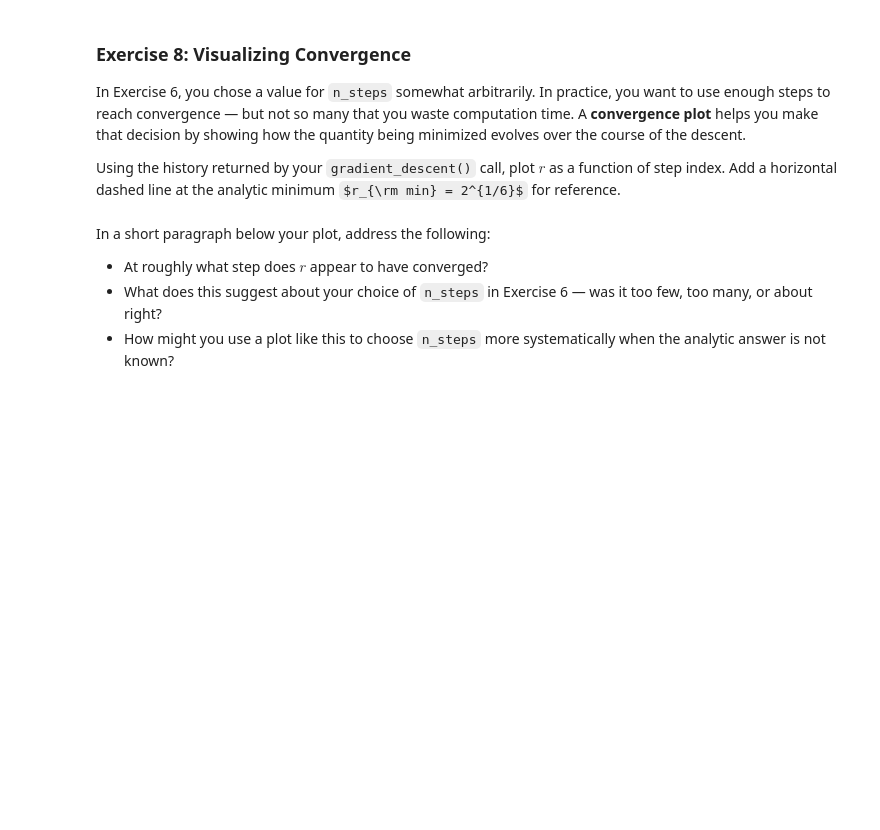
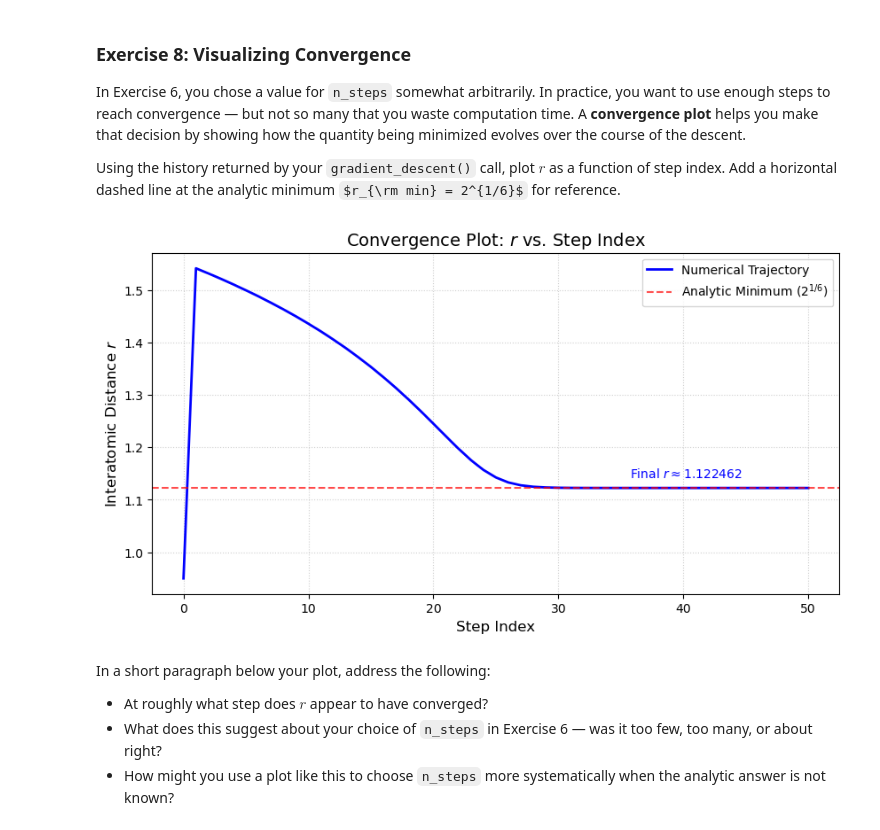
Before and after one commit to jackriegger88/numerical-methods, a Jupyter notebook: assignments/week_08/integration_gradients.ipynb, the cells around one changed output. Drawn from its saved outputs; the diff is of its cells as text; code cells hidden in the pictures; some formulas as TeX source; blank space fills up the shorter version.

```diff
--- a/assignments/week_08/integration_gradients.ipynb
+++ b/assignments/week_08/integration_gradients.ipynb
@@ -408,6 +509,35 @@ In Exercise 6, you chose a value for `n_steps` somewhat arbitrarily. In practice
 Using the history returned by your `gradient_descent()` call, plot $r$ as a function of step index. Add a horizontal dashed line at the analytic minimum $r_{\rm min} = 2^{1/6}$ for reference.
 # %%
 # plot convergence plot showing V(r_i) versus number of steps where r_i is the value of r at a given step
+import matplotlib.pyplot as plt
+import numpy as np
+
+# 1. Define the analytic minimum for reference
+r_min_analytic = 2**(1/6)
+
+# 2. Create the plot
+plt.figure(figsize=(10, 5))
+
+# Plot the history of r values
+# range(len(history)) provides the step indices for the x-axis
+plt.plot(range(len(history)), history, 'b-', linewidth=2, label='Numerical Trajectory')
+
+# 3. Add the horizontal reference line
+plt.axhline(r_min_analytic, color='red', linestyle='--', alpha=0.7, label='Analytic Minimum ($2^{1/6}$)')
+
+# 4. Formatting
+plt.title('Convergence Plot: $r$ vs. Step Index', fontsize=14)
+plt.xlabel('Step Index', fontsize=12)
+plt.ylabel('Interatomic Distance $r$', fontsize=12)
+plt.grid(True, linestyle=':', alpha=0.6)
+plt.legend()
+
+# Optional: Add a text annotation to show the final value
+plt.text(len(history)*0.7, r_min_analytic + 0.02, f'Final $r \\approx {history[-1]:.6f}$', color='blue')
+
+plt.show()
+# %% [output]
+[figure, added]
 # %% [markdown]
 In a short paragraph below your plot, address the following:
 - At roughly what step does $r$ appear to have converged?
```
Also changed, not shown: parts of 10 cells of this notebook, 1 other file.
